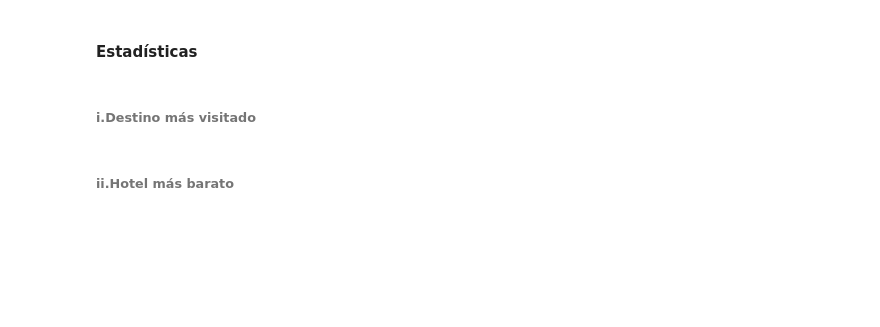
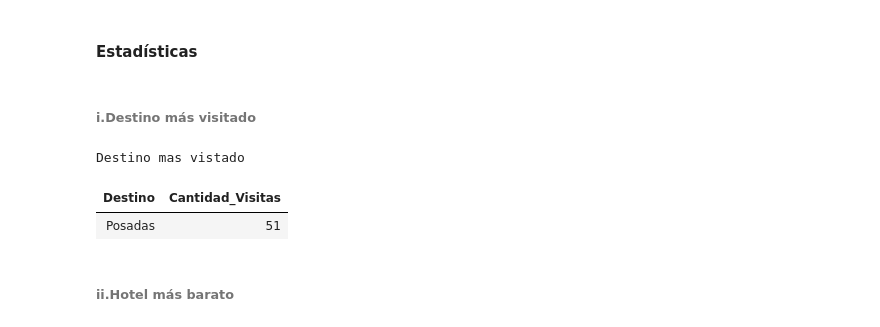
Before and after one commit to dariomicheli/BaseDatos, a Jupyter notebook: notebooks/Consultas.ipynb, the cells around one changed output. Drawn from its saved outputs; the diff is of its cells as text; code cells hidden in the pictures; blank space fills up the shorter version.

```diff
--- a/notebooks/Consultas.ipynb
+++ b/notebooks/Consultas.ipynb
@@ -538,64 +545,46 @@ KeyError: "['Destino'] not in index"
 # %% [markdown]
 ###### i.Destino más visitado
 # %%
-nombre_base = "clase"
+nnombre_base = "clase"
 coleccion = "reservas"
 db = client[nombre_base]
+estados = ["Confirmada","Pagada"]
+filtro = {"estado": {"$in":estados}}
 
-# Filtro: solo reservas confirmadas o pagadas
-estados = ["Confirmada", "Pagada"]
-filtro = {"estado": {"$in": estados}}
-
-# Pipeline de agregación
-pipeline = [
+pipeline =[
     {"$match": filtro},
-
-    # Agrupar por destino_id y contar reservas
     {"$group": {
-        "_id": "$destino_id",
-        "Reservas_concretadas": {"$sum": 1}
+        "_id": "$destino_id",  # este es el ID del destino
+        "Cantidad_Visitas": {"$sum": 1}
     }},
-
-    # Unir con la colección destinos para obtener el nombre del destino
     {"$lookup": {
-        "from": "destinos",
-        "localField": "_id",
-        "foreignField": "destino_id",
-        "as": "destino_info"
+        "from": "destinos",           # nombre de la colección a unir
+        "localField": "_id",          # campo en esta colección (el ID del destino)
+        "foreignField": "destino_id",        # campo en la colección "usuarios"
+        "as": "destino_visitas"          # nombre del nuevo campo con los datos del usuario
     }},
-
-    # Desanidar el array de destino_info
-    {"$unwind": "$destino_info"},
-
-    # Seleccionar campos que queremos mostrar
+    {"$unwind": "$destino_visitas"},     # desanida el array para acceder directamente
     {"$project": {
         "_id": 0,
-        "Destino": "$destino_info.nombre",
-        "Reservas_concretadas": 1
+        "Destino": "$destino_visitas.ciudad",
+        "Cantidad_Visitas": 1
     }},
-
-    # Orden descendente por cantidad de reservas
-    {"$sort": {"Reservas_concretadas": -1}},
-
-    # Limitar a 1 si queremos solo el más visitado (opcional)
+    {"$sort": {"Cantidad_Visitas": -1}},
     {"$limit": 1}
 ]
 
-# Comprobar cache en Redis
-resultado = redis.obtener_cache(coleccion, filtro)
-if resultado is None:
-    print("Consulta hecha en Mongo")
-    cursor = db[coleccion].aggregate(pipeline)
-    resultado = list(cursor)
-    if resultado:
-        redis.guardar_en_cache(coleccion, filtro, resultado, ttl=300)
-else:
-    print("Consulta hecha en Redis")
+cursor = db[coleccion].aggregate(pipeline)
+resultado = list(cursor)
 
-# Convertir a DataFrame y mostrar
+
 df = pd.DataFrame(resultado)
-df = df[["Destino", "Reservas_concretadas"]]
+df = df[["Destino", "Cantidad_Visitas"]]
+print("Destino mas vistado")
 display(df.style.hide(axis="index"))
+# %% [output]
+Destino mas vistado
+| Destino | Cantidad_Visitas |
+| Posadas | 51 |
 # %% [markdown]
 ###### ii.Hotel más barato
 # %%
```
Also changed, not shown: parts of 7 cells of this notebook, 1 other file.
